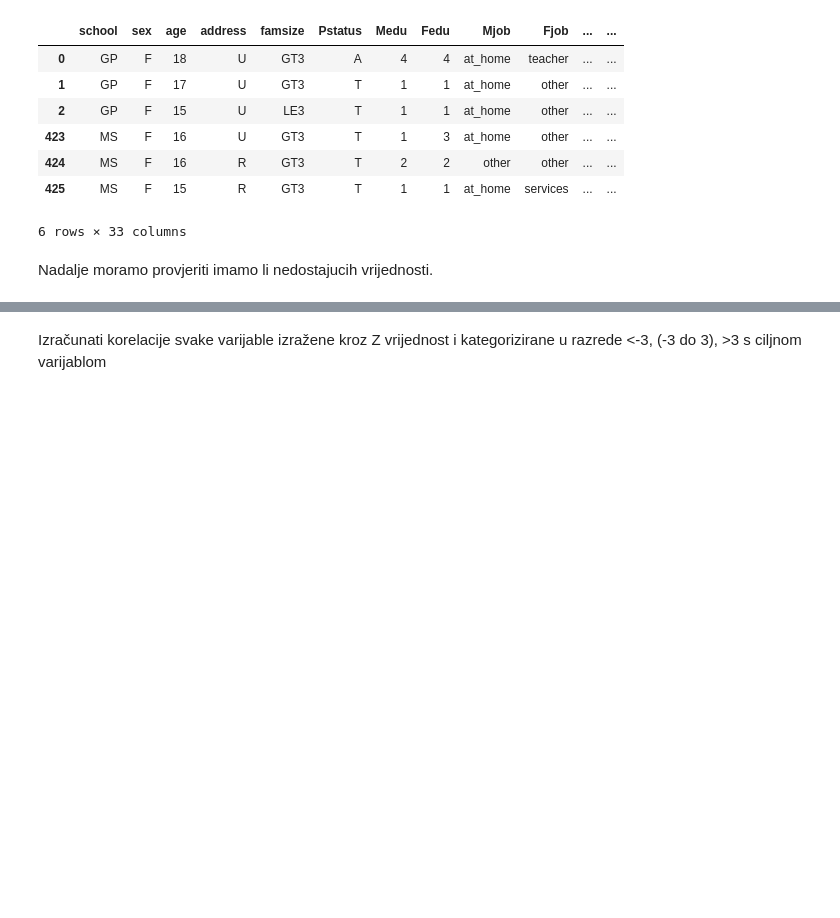
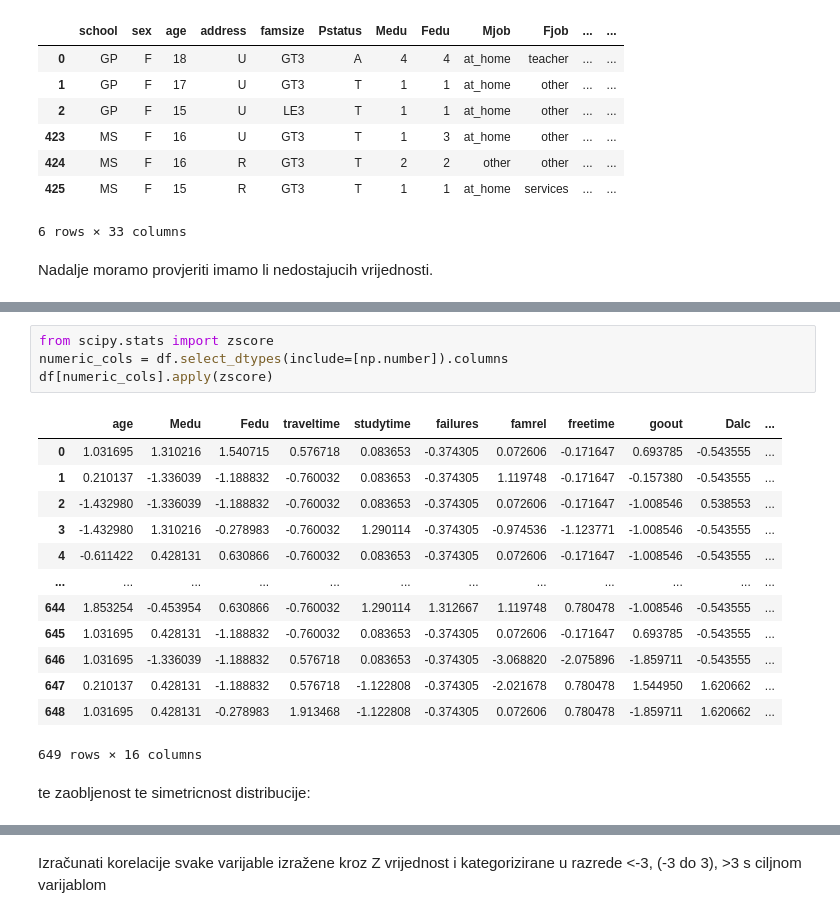
Before and after one commit to frainfreeze/studying, a Jupyter notebook: university/12032-DecisionMakingSuportSystems/project/solution.ipynb, the cells around one changed output, grey strips where cells are left out. Cells and saved outputs as stored; diff of their text form; blank space fills up the shorter version.

```diff
--- a/university/12032-DecisionMakingSuportSystems/project/solution.ipynb
+++ b/university/12032-DecisionMakingSuportSystems/project/solution.ipynb
@@ -75,0 +87,20 @@ print("hello world")
+# %%
+from scipy.stats import zscore
+numeric_cols = df.select_dtypes(include=[np.number]).columns
+df[numeric_cols].apply(zscore)
+# %% [output]
+|  | age | Medu | Fedu | traveltime | studytime | failures | famrel | freetime | goout | Dalc | ... |
+| 0 | 1.031695 | 1.310216 | 1.540715 | 0.576718 | 0.083653 | -0.374305 | 0.072606 | -0.171647 | 0.693785 | -0.543555 | ... |
+| 1 | 0.210137 | -1.336039 | -1.188832 | -0.760032 | 0.083653 | -0.374305 | 1.119748 | -0.171647 | -0.157380 | -0.543555 | ... |
+| 2 | -1.432980 | -1.336039 | -1.188832 | -0.760032 | 0.083653 | -0.374305 | 0.072606 | -0.171647 | -1.008546 | 0.538553 | ... |
+| 3 | -1.432980 | 1.310216 | -0.278983 | -0.760032 | 1.290114 | -0.374305 | -0.974536 | -1.123771 | -1.008546 | -0.543555 | ... |
+| 4 | -0.611422 | 0.428131 | 0.630866 | -0.760032 | 0.083653 | -0.374305 | 0.072606 | -0.171647 | -1.008546 | -0.543555 | ... |
+| ... | ... | ... | ... | ... | ... | ... | ... | ... | ... | ... | ... |
+| 644 | 1.853254 | -0.453954 | 0.630866 | -0.760032 | 1.290114 | 1.312667 | 1.119748 | 0.780478 | -1.008546 | -0.543555 | ... |
+| 645 | 1.031695 | 0.428131 | -1.188832 | -0.760032 | 0.083653 | -0.374305 | 0.072606 | -0.171647 | 0.693785 | -0.543555 | ... |
+| 646 | 1.031695 | -1.336039 | -1.188832 | 0.576718 | 0.083653 | -0.374305 | -3.068820 | -2.075896 | -1.859711 | -0.543555 | ... |
+| 647 | 0.210137 | 0.428131 | -1.188832 | 0.576718 | -1.122808 | -0.374305 | -2.021678 | 0.780478 | 1.544950 | 1.620662 | ... |
+| 648 | 1.031695 | 0.428131 | -0.278983 | 1.913468 | -1.122808 | -0.374305 | 0.072606 | 0.780478 | -1.859711 | 1.620662 | ... |
+649 rows × 16 columns
+# %% [markdown]
+te zaobljenost te simetricnost distribucije:
```
Also changed, not shown: parts of 21 cells of this notebook, 6 other files.
